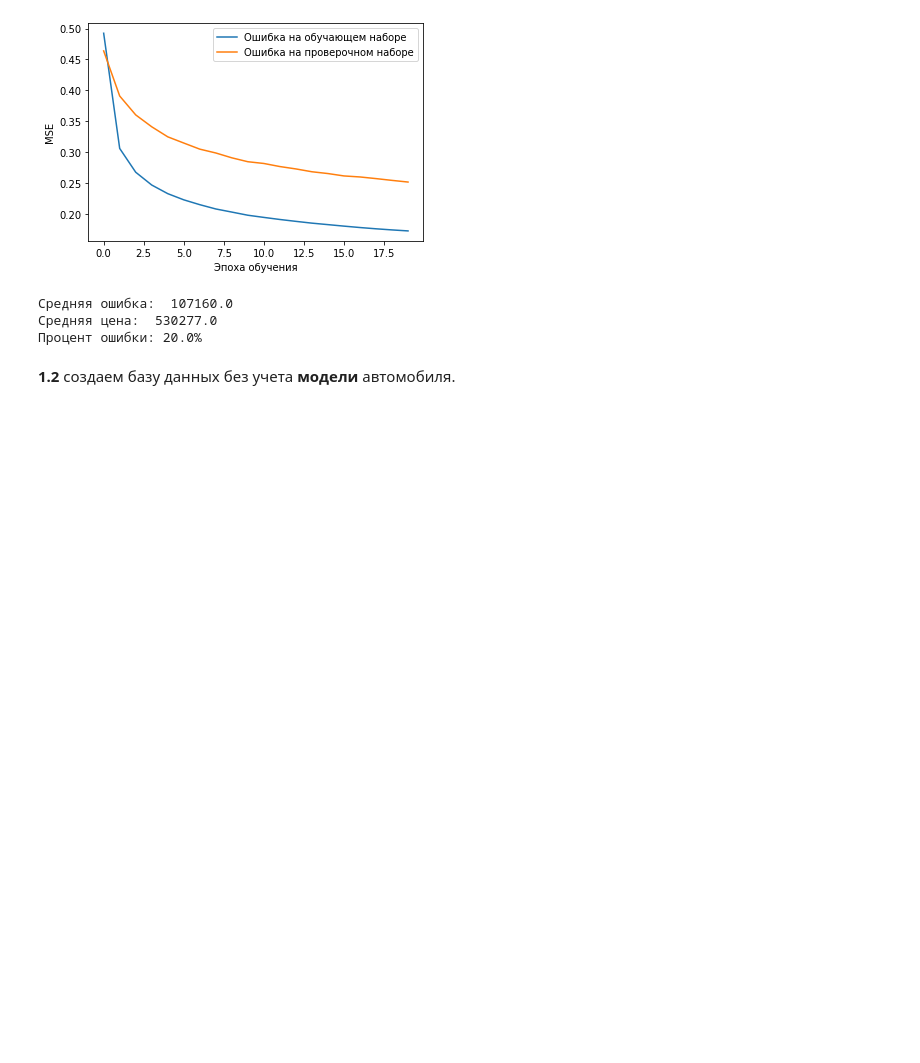
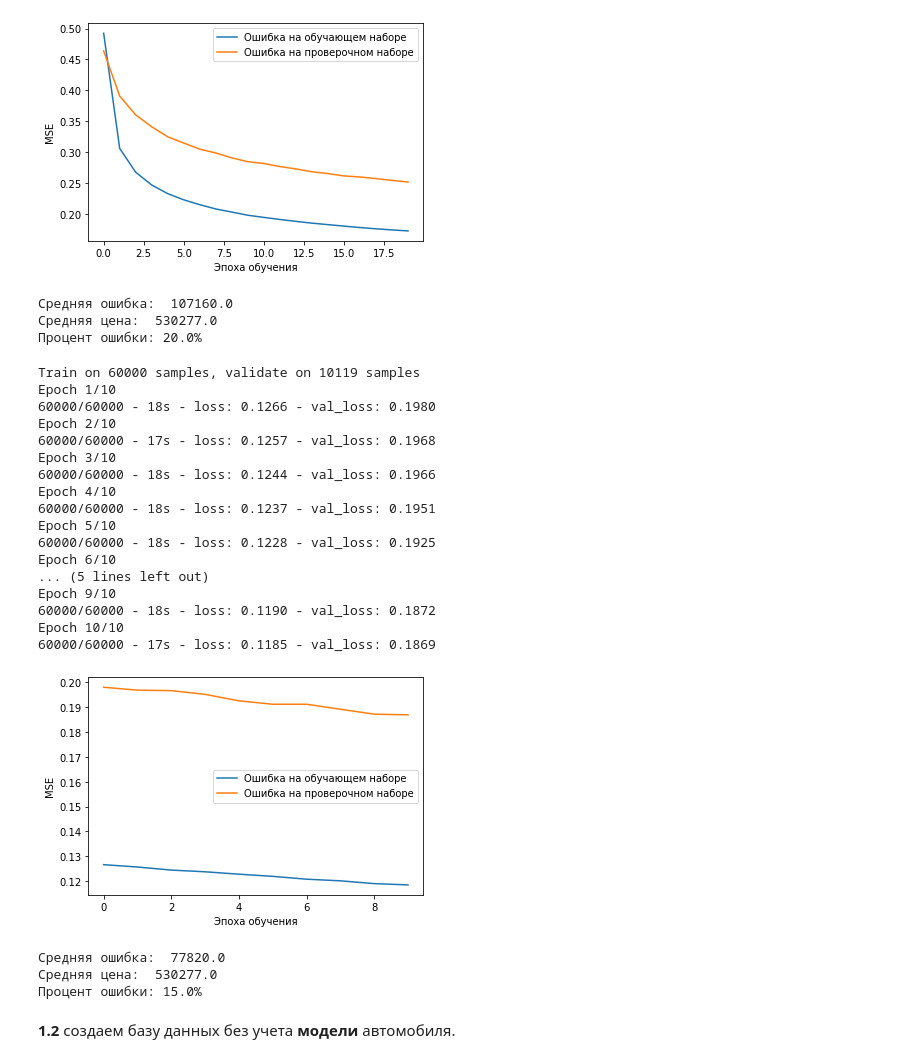
Before and after one commit to errec-sun/brain, a Jupyter notebook: Copy_of_Февральский_курс_Pro_Занятие_2_Предсказание_цен_машин_с_Юлы.ipynb, the cells around one changed output. Saved outputs shown, nothing was run; the diff lists cells and outputs as text; code cells hidden in the pictures; blank space fills up the shorter version.

```diff
--- a/Copy_of_Февральский_курс_Pro_Занятие_2_Предсказание_цен_машин_с_Юлы.ipynb
+++ b/Copy_of_Февральский_курс_Pro_Занятие_2_Предсказание_цен_машин_с_Юлы.ipynb
@@ -271,6 +286,55 @@ Epoch 20/20
 Средняя ошибка:  107160.0
 Средняя цена:  530277.0
 Процент ошибки: 20.0%
+# %%
+#УДообчаем эту сетку еще 10 эпох.
+model.compile(optimizer=Adam(lr=0.000001), loss='mse')
+history = model.fit(x_train[:n_val],
+                    y_train_scaled[:n_val],
+                    batch_size=20,
+                    epochs=10,
+                    validation_data=(x_train[n_val:], y_train_scaled[n_val:]),
+                    verbose=2)
+
+plt.plot(history.history['loss'], label='Ошибка на обучающем наборе')
+plt.plot(history.history['val_loss'], label='Ошибка на проверочном наборе')
+plt.xlabel('Эпоха обучения')
+plt.ylabel('MSE')
+plt.legend()
+plt.show()
+
+predict = model.predict(x_train[n_val:])
+predict = y_scaler.inverse_transform(predict).flatten()
+delta = predict - y_train[n_val:]
+abs_delta = abs(delta)
+
+mean_delta = sum(abs_delta)/len(abs_delta)
+mean_price = sum(y_train[n_val:])/len(y_train[n_val:])
+print("Средняя ошибка: ", round(mean_delta))
+print("Средняя цена: ", round(mean_price))
+print("Процент ошибки: ", round(100*mean_delta / mean_price), "%", sep="")
+# %% [output]
+Train on 60000 samples, validate on 10119 samples
+Epoch 1/10
+60000/60000 - 18s - loss: 0.1266 - val_loss: 0.1980
+Epoch 2/10
+60000/60000 - 17s - loss: 0.1257 - val_loss: 0.1968
+Epoch 3/10
+60000/60000 - 18s - loss: 0.1244 - val_loss: 0.1966
+Epoch 4/10
+60000/60000 - 18s - loss: 0.1237 - val_loss: 0.1951
+Epoch 5/10
+60000/60000 - 18s - loss: 0.1228 - val_loss: 0.1925
+Epoch 6/10
+... (5 lines left out)
+Epoch 9/10
+60000/60000 - 18s - loss: 0.1190 - val_loss: 0.1872
+Epoch 10/10
+60000/60000 - 17s - loss: 0.1185 - val_loss: 0.1869
+[figure, added]
+Средняя ошибка:  77820.0
+Средняя цена:  530277.0
+Процент ошибки: 15.0%
 # %% [markdown]
 **1.2** создаем базу данных без учета **модели** автомобиля.
 # %%
```
Also changed, not shown: parts of 50 cells of this notebook.
